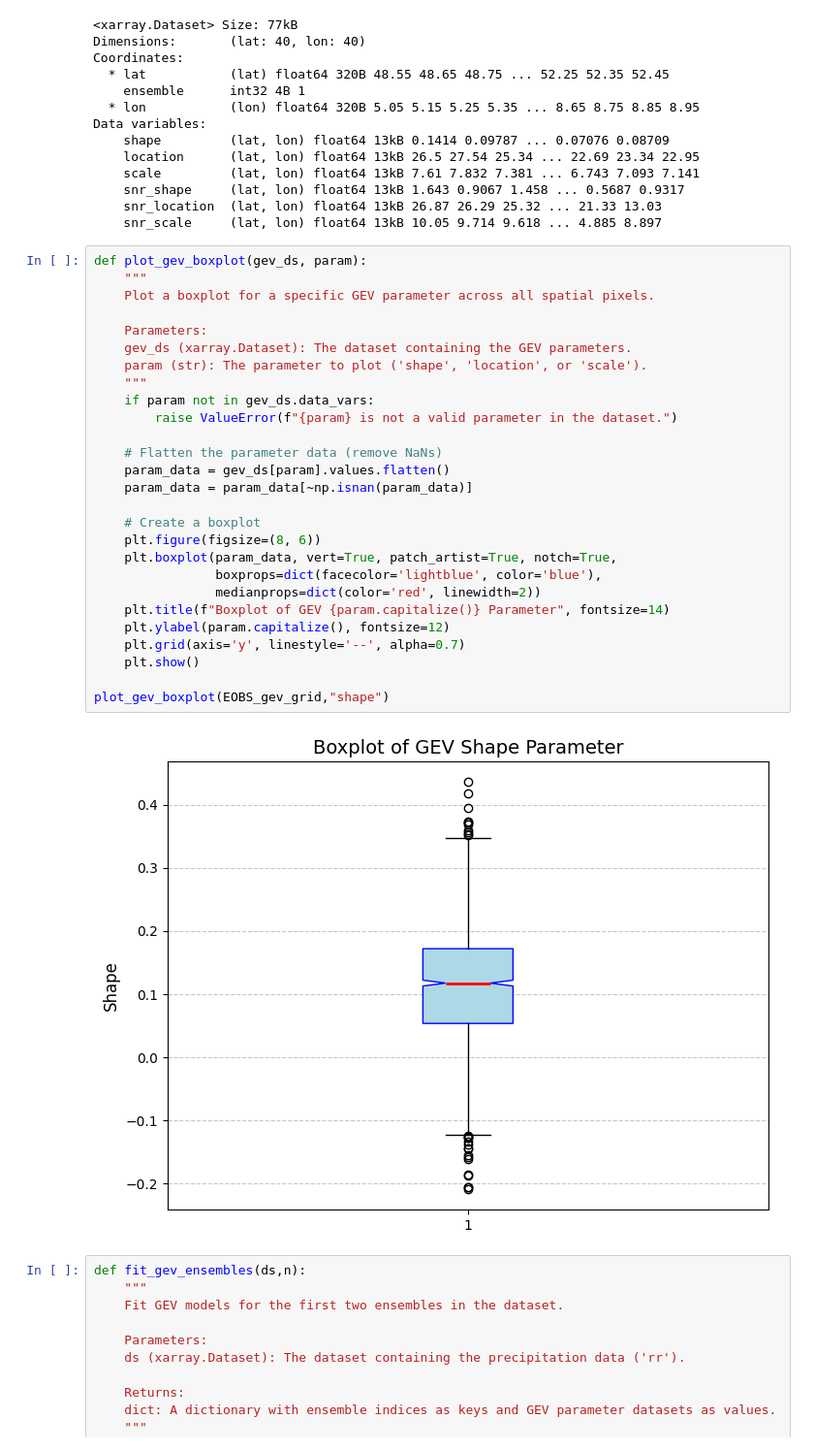
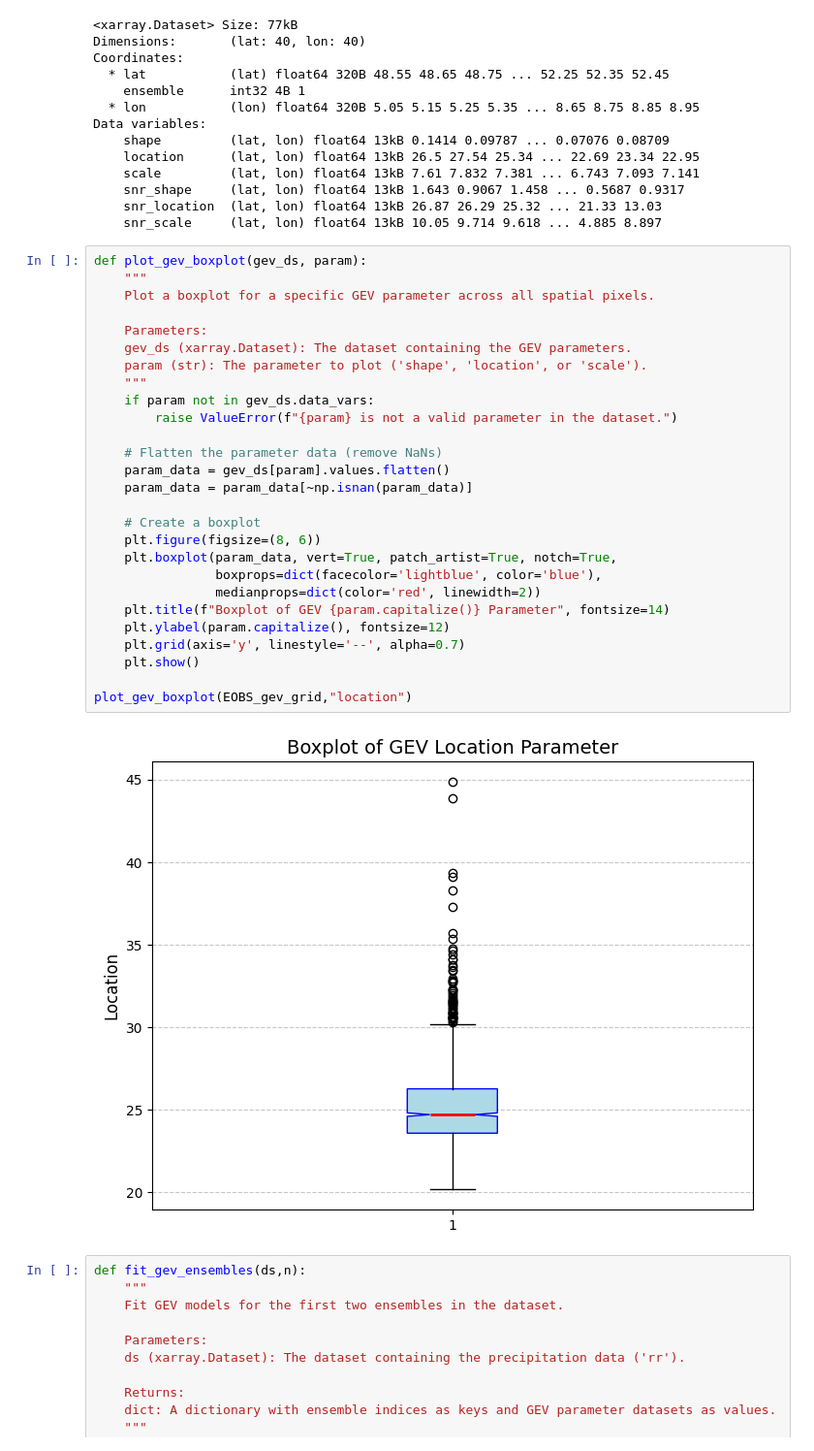
Before and after one commit to RPGSynth/EVT_Univariate, a Jupyter notebook: Exploration/main.ipynb, the cells around one changed output. Shown at 97% size. Saved outputs shown, nothing was run; the diff lists cells and outputs as text.

```diff
--- a/Exploration/main.ipynb
+++ b/Exploration/main.ipynb
@@ -1028,32 +1028,32 @@ Data variables:
 # %%
 def plot_gev_boxplot(gev_ds, param):
     """
     Plot a boxplot for a specific GEV parameter across all spatial pixels.
 
     Parameters:
     gev_ds (xarray.Dataset): The dataset containing the GEV parameters.
     param (str): The parameter to plot ('shape', 'location', or 'scale').
     """
     if param not in gev_ds.data_vars:
         raise ValueError(f"{param} is not a valid parameter in the dataset.")
 
     # Flatten the parameter data (remove NaNs)
     param_data = gev_ds[param].values.flatten()
     param_data = param_data[~np.isnan(param_data)]
 
     # Create a boxplot
     plt.figure(figsize=(8, 6))
     plt.boxplot(param_data, vert=True, patch_artist=True, notch=True,
                 boxprops=dict(facecolor='lightblue', color='blue'),
                 medianprops=dict(color='red', linewidth=2))
     plt.title(f"Boxplot of GEV {param.capitalize()} Parameter", fontsize=14)
     plt.ylabel(param.capitalize(), fontsize=12)
     plt.grid(axis='y', linestyle='--', alpha=0.7)
     plt.show()
 
-plot_gev_boxplot(EOBS_gev_grid,"shape")
+plot_gev_boxplot(EOBS_gev_grid,"location")
 # %% [output]
-[figure, old version]
+[figure, new version]
 # %%
 def fit_gev_ensembles(ds,n):
     """
```
Also changed, not shown: parts of 4 cells of this notebook, 1 other file.
